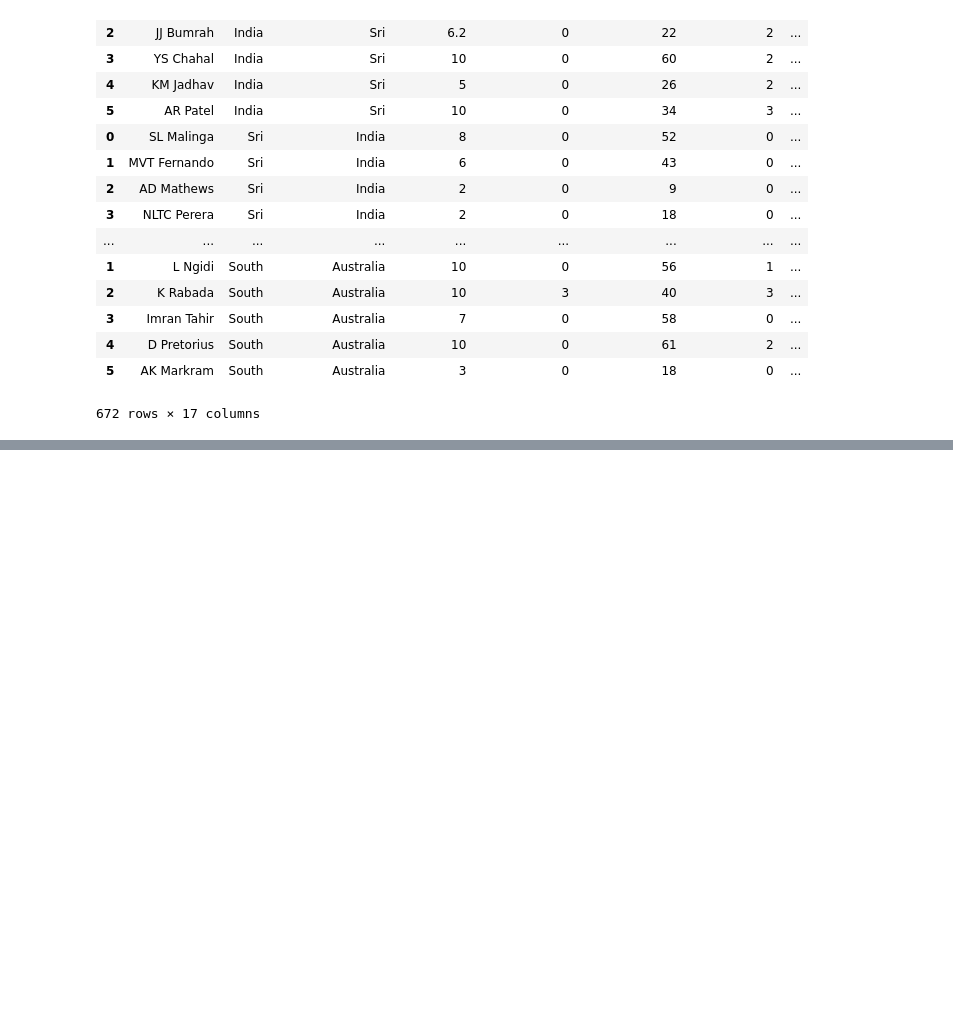
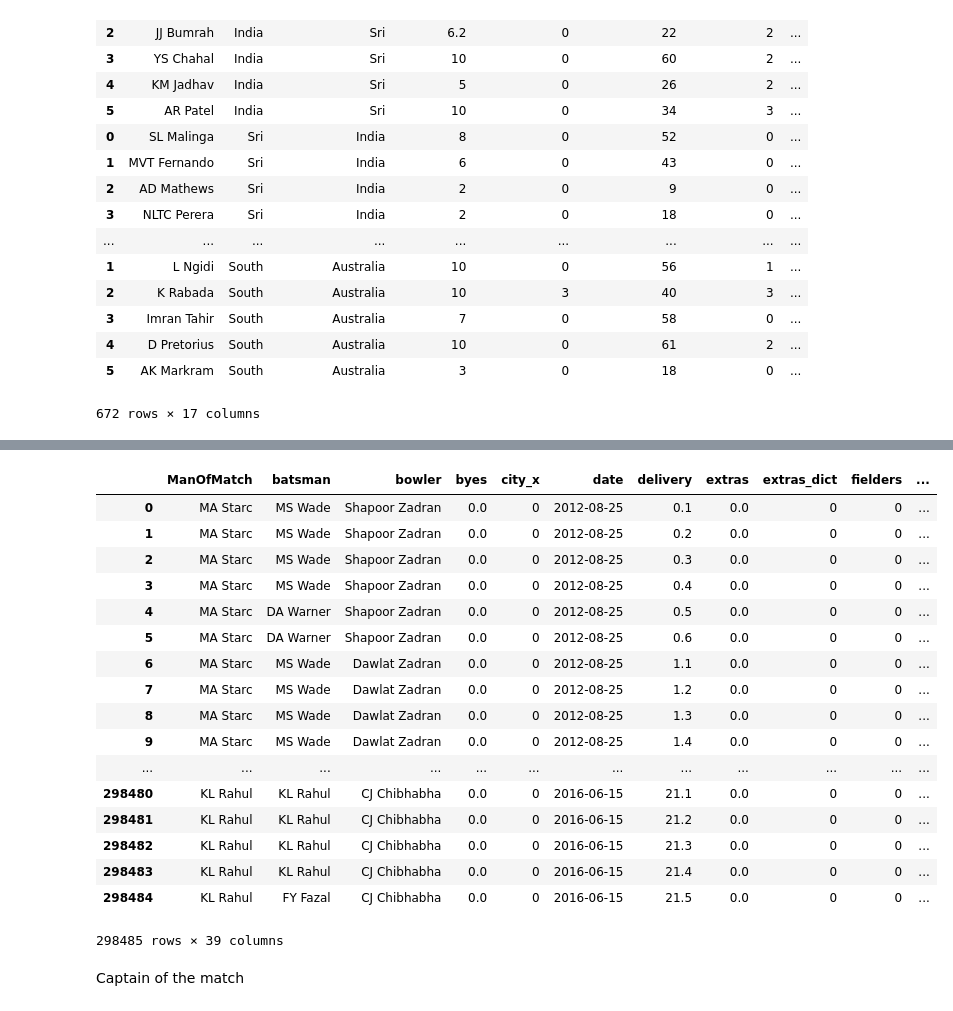
Before and after one commit to rjs417/upGrad-Cricket-Hackhathon, a Jupyter notebook: Cricinfo_scraping.ipynb, the cells around one changed output, grey strips where cells are left out. Drawn from its saved outputs; the diff is of its cells as text; code cells hidden in the pictures; blank space fills up the shorter version.

```diff
--- a/Cricinfo_scraping.ipynb
+++ b/Cricinfo_scraping.ipynb
@@ -117,0 +255,3 @@ To retain the current behavior and silence the warning, pass 'sort=True'.
+# %%
+dir1 = 'C:/Users/rbat\Documents/Data Analytics/Hakhathon UpGrad/data_odis_male'
+data_aus_all = getAllMatchesAllOpposition("Australia", dir="./data_odis_male/",save=False)
@@ -117,0 +280,2 @@ To retain the current behavior and silence the warning, pass 'sort=True'.
+# %%
+Merge_data = pd.concat([data_aus_all, data_ind_all, data_ind_aus], sort=True).drop_duplicates()
@@ -117,0 +302,22 @@ To retain the current behavior and silence the warning, pass 'sort=True'.
+# %%
+Merge_data =pd.merge(Merge_data,venue_city, on='venue',how='left')         # Inner join is used
+Merge_data
+# %% [output]
+|  | ManOfMatch | batsman | bowler | byes | city_x | date | delivery | extras | extras_dict | fielders | ... |
+| 0 | MA Starc | MS Wade | Shapoor Zadran | 0.0 | 0 | 2012-08-25 | 0.1 | 0.0 | 0 | 0 | ... |
+| 1 | MA Starc | MS Wade | Shapoor Zadran | 0.0 | 0 | 2012-08-25 | 0.2 | 0.0 | 0 | 0 | ... |
+| 2 | MA Starc | MS Wade | Shapoor Zadran | 0.0 | 0 | 2012-08-25 | 0.3 | 0.0 | 0 | 0 | ... |
+| 3 | MA Starc | MS Wade | Shapoor Zadran | 0.0 | 0 | 2012-08-25 | 0.4 | 0.0 | 0 | 0 | ... |
+| 4 | MA Starc | DA Warner | Shapoor Zadran | 0.0 | 0 | 2012-08-25 | 0.5 | 0.0 | 0 | 0 | ... |
+| 5 | MA Starc | DA Warner | Shapoor Zadran | 0.0 | 0 | 2012-08-25 | 0.6 | 0.0 | 0 | 0 | ... |
+| 6 | MA Starc | MS Wade | Dawlat Zadran | 0.0 | 0 | 2012-08-25 | 1.1 | 0.0 | 0 | 0 | ... |
+| 7 | MA Starc | MS Wade | Dawlat Zadran | 0.0 | 0 | 2012-08-25 | 1.2 | 0.0 | 0 | 0 | ... |
+| 8 | MA Starc | MS Wade | Dawlat Zadran | 0.0 | 0 | 2012-08-25 | 1.3 | 0.0 | 0 | 0 | ... |
+| 9 | MA Starc | MS Wade | Dawlat Zadran | 0.0 | 0 | 2012-08-25 | 1.4 | 0.0 | 0 | 0 | ... |
+| ... | ... | ... | ... | ... | ... | ... | ... | ... | ... | ... | ... |
+| 298480 | KL Rahul | KL Rahul | CJ Chibhabha | 0.0 | 0 | 2016-06-15 | 21.1 | 0.0 | 0 | 0 | ... |
+| 298481 | KL Rahul | KL Rahul | CJ Chibhabha | 0.0 | 0 | 2016-06-15 | 21.2 | 0.0 | 0 | 0 | ... |
+| 298482 | KL Rahul | KL Rahul | CJ Chibhabha | 0.0 | 0 | 2016-06-15 | 21.3 | 0.0 | 0 | 0 | ... |
+| 298483 | KL Rahul | KL Rahul | CJ Chibhabha | 0.0 | 0 | 2016-06-15 | 21.4 | 0.0 | 0 | 0 | ... |
+| 298484 | KL Rahul | FY Fazal | CJ Chibhabha | 0.0 | 0 | 2016-06-15 | 21.5 | 0.0 | 0 | 0 | ... |
+298485 rows × 39 columns
@@ -117,0 +326,2 @@ To retain the current behavior and silence the warning, pass 'sort=True'.
+# %% [markdown]
+Captain of the match
```
Also changed, not shown: parts of 48 cells of this notebook, 5 other files.
